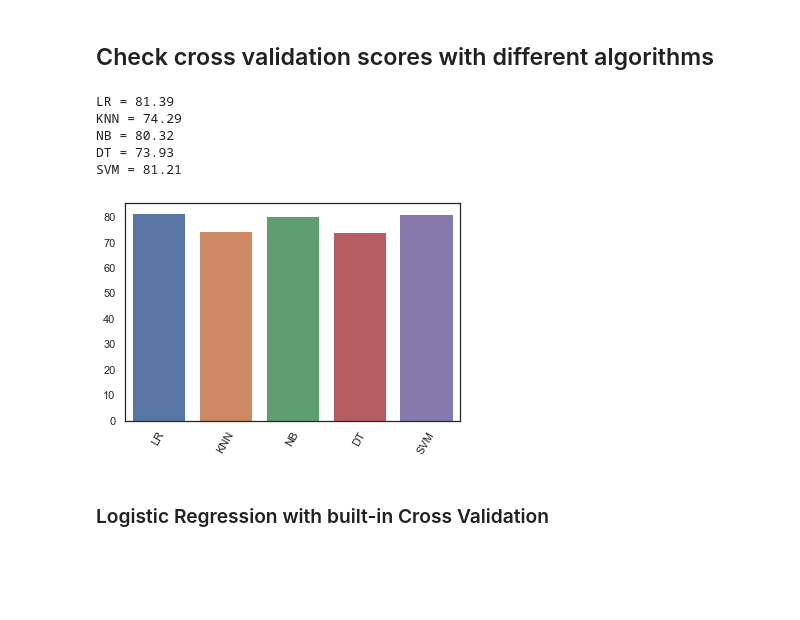
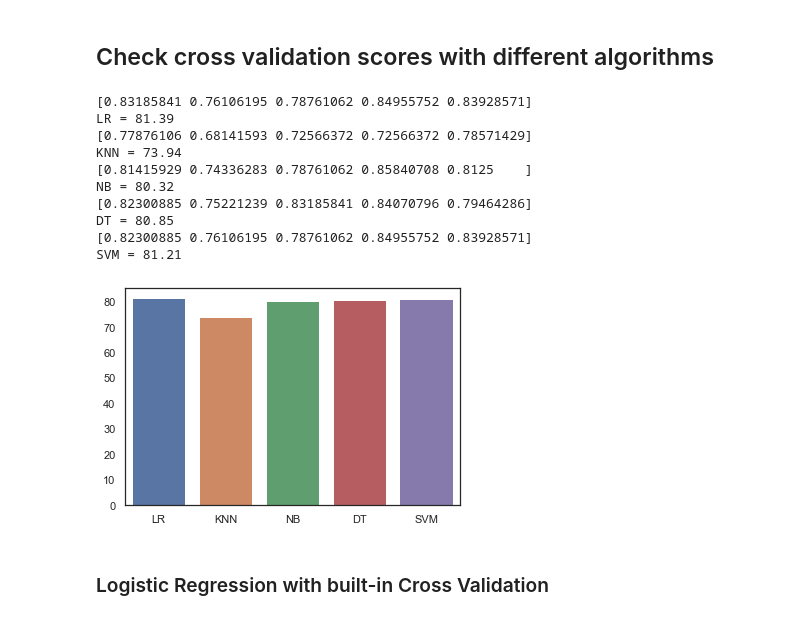
Before and after one commit to srikanthpragada/DS_04_FEB_2021, a Jupyter notebook: loan/cross_validation.ipynb, the cells around one changed output. Saved outputs shown, nothing was run; the diff lists cells and outputs as text; code cells hidden in the pictures; blank space fills up the shorter version.

```diff
--- a/loan/cross_validation.ipynb
+++ b/loan/cross_validation.ipynb
@@ -30,24 +30,33 @@ ss = StandardScaler()
 X_scaled = ss.fit_transform(X)
 # %%
 names = ['LR','KNN','NB','DT','SVM']
-clfs =  [LogisticRegression(), KNeighborsClassifier(), GaussianNB(), DecisionTreeClassifier(), SVC()]
+clfs =  [LogisticRegression(),
+         KNeighborsClassifier(n_neighbors=3),
+         GaussianNB(),
+         DecisionTreeClassifier(max_depth=5),
+         SVC()]
 # %%
 for clf,name in zip(clfs, names):
    scores = cross_val_score(clf,X_scaled,y,cv=5)
-   #print(scores)
+   print(scores)
    print(f"{name} = {scores.mean()*100:0.2f}")
    all_scores[name] = (scores.mean() * 100)
 # %% [output]
+[0.83185841 0.76106195 0.78761062 0.84955752 0.83928571]
 LR = 81.39
-KNN = 74.29
+[0.77876106 0.68141593 0.72566372 0.72566372 0.78571429]
+KNN = 73.94
+[0.81415929 0.74336283 0.78761062 0.85840708 0.8125    ]
 NB = 80.32
-DT = 73.93
+[0.82300885 0.75221239 0.83185841 0.84070796 0.79464286]
+DT = 80.85
+[0.82300885 0.76106195 0.78761062 0.84955752 0.83928571]
 SVM = 81.21
 # %%
 plt = sns.barplot(x = list(all_scores.keys()), y = list(all_scores.values()))
-ax = plt.set_xticklabels(labels = all_scores.keys(),rotation=60)
+#ax = plt.set_xticklabels(labels = all_scores.keys(),rotation=60)
 # %% [output]
-[figure, old version]
+[figure, new version]
 # %% [markdown]
 ### Logistic Regression with built-in Cross Validation
 # %%
```
Also changed, not shown: parts of 1 cell of this notebook, 16 other files.
